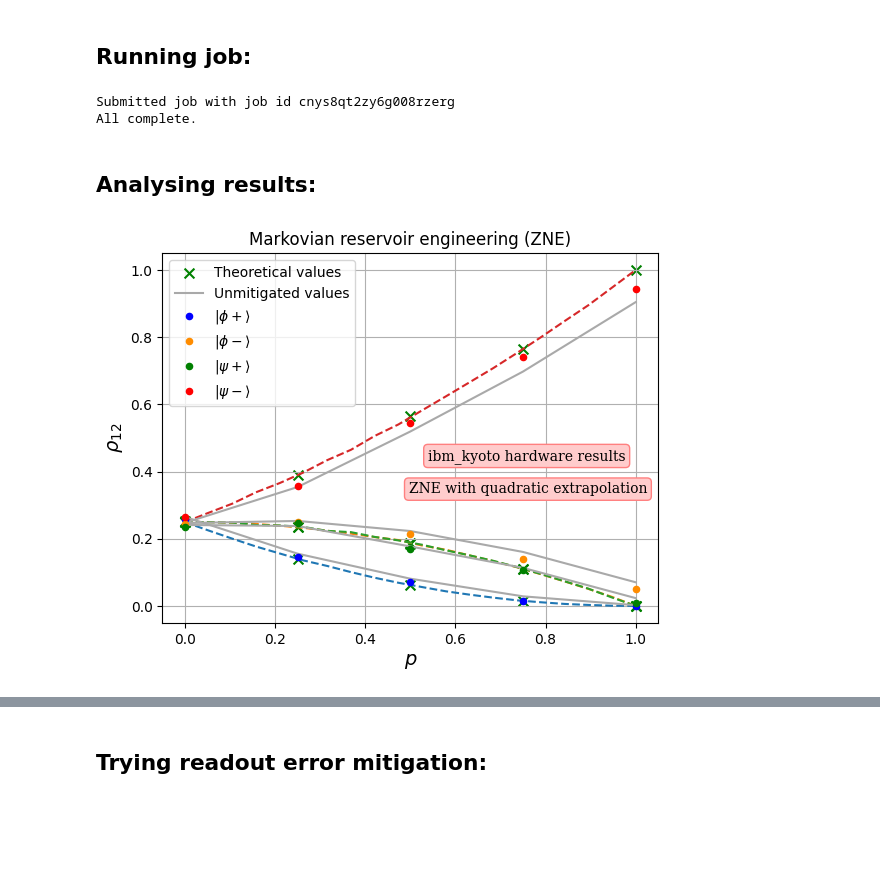
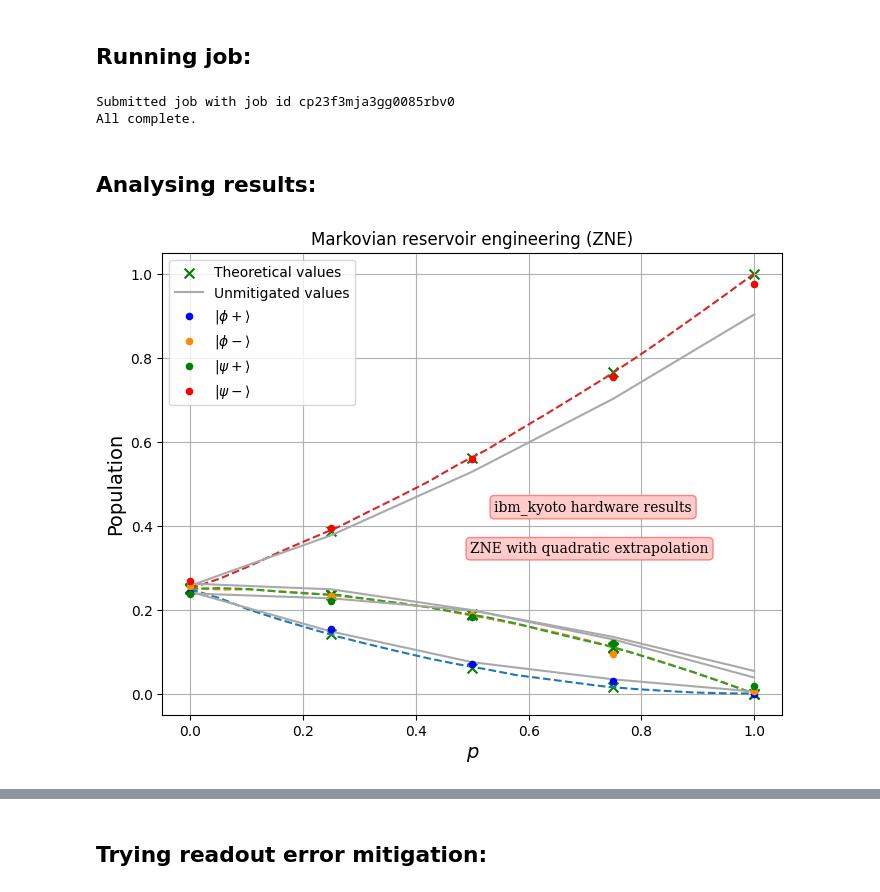
Before and after one commit to JessicaJohnBritto/QOSF_Cohort6, a Jupyter notebook: Results_from_paper/testing_victor/MRE/mre.ipynb, the cells around one changed output, grey strips where cells are left out. Cells and saved outputs as stored; diff of their text form; code cells hidden in the pictures; blank space fills up the shorter version.

Commit message:
replicating results for paper

```diff
--- a/Results_from_paper/testing_victor/MRE/mre.ipynb
+++ b/Results_from_paper/testing_victor/MRE/mre.ipynb
@@ -370,19 +370,19 @@ plt.plot(sim_probs,pops[3],linestyle='--')
 # %% [markdown]
 <h2>Running job:</h2>
 # %%
-with open('./Jobs/MRE/1.txt','x') as job_id_file:
+with open('./Jobs/MRE/2_victor_kyoto.txt','x') as job_id_file:
         job = backend.run(circ_list,shots=repcnt)   #Run job
         job_id_file.write(job.job_id()+'\n')    #Write to file
         print('Submitted job with job id '+job.job_id())
 
 print('All complete.')
 # %% [output]
-Submitted job with job id cnys8qt2zy6g008rzerg
+Submitted job with job id cp23f3mja3gg0085rbv0
 All complete.
 # %% [markdown]
 <h2>Analysing results:</h2>
 # %%
-job_id = 'cnys8qt2zy6g008rzerg'
+job_id = 'cp22xnpprheg008qj3zg'
 res = return_counts_scaled(job_id,probs.shape[0],len(scale_factors),repcnt)
 # %%
 res_mit_poly2 = get_mitigated_vals(scale_factors,res,probs.shape[0],'poly2')
@@ -396,7 +396,7 @@ font = {'family': 'serif',
         'weight': 'normal',
         'size': 10,
         }
-
+plt.figure(figsize=(8,6))
 plt.plot(sim_probs,pops[0],linestyle='--')
 plt.plot(sim_probs,pops[1],linestyle='--')
 plt.plot(sim_probs,pops[2],linestyle='--')
@@ -405,36 +405,37 @@ plt.plot(sim_probs,pops[3],linestyle='--')
 plt.scatter(probs,pops_marker[0],s=50,label='Theoretical values',marker='x',c='green',zorder=1)
 plt.scatter(probs,pops_marker[1],s=50,marker='x',c='green',zorder=1)
 plt.scatter(probs,pops_marker[2],s=50,marker='x',c='green',zorder=1)
 plt.scatter(probs,pops_marker[3],s=50,marker='x',c='green',zorder=1)
 
 plt.plot(probs,res_unmit[0,:],label='Unmitigated values',c='darkgrey',zorder=2)
 plt.plot(probs,res_unmit[1,:],c='darkgrey',zorder=2)
 plt.plot(probs,res_unmit[2,:],c='darkgrey',zorder=2)
 plt.plot(probs,res_unmit[3,:],c='darkgrey',zorder=2)
 
 plt.scatter(probs,res_plot[0,:],s=20,label=r'$\vert \phi+ \rangle$',c='blue',zorder=3)
 plt.scatter(probs,res_plot[1,:],s=20,label=r'$\vert \phi- \rangle$',c='darkorange',zorder=3)
 plt.scatter(probs,res_plot[2,:],s=20,label=r'$\vert \psi+ \rangle$',c='green',zorder=3)
 plt.scatter(probs,res_plot[3,:],s=20,label=r'$\vert \psi- \rangle$',c='red',zorder=3)
 
 plt.xlabel(r'$p$',fontsize=14)
-plt.ylabel(r'$\rho_{12}$',fontsize=14)
+#plt.ylabel(r'$\rho_{12}$',fontsize=14)
+plt.ylabel(r'Population',fontsize=14)
 plt.figtext(0.54, 0.45, 'ibm_kyoto hardware results',  bbox=dict(boxstyle="round",
                    ec=(1., 0.5, 0.5),
                    fc=(1., 0.8, 0.8),
                    ), fontdict=font)
 
 plt.figtext(0.51, 0.38, 'ZNE with quadratic extrapolation',  bbox=dict(boxstyle="round",
                    ec=(1., 0.5, 0.5),
                    fc=(1., 0.8, 0.8),
                    ), fontdict=font)
 plt.grid()
 plt.title(r'Markovian reservoir engineering (ZNE)')
 plt.legend()
-plt.savefig("mre_kyoto_results_quadratic.pdf", dpi = 400)
+#plt.savefig("mre_kyoto_results_quadratic.pdf", bbox_inches='tight', dpi = 400)
 plt.show()
 # %% [output]
-[figure, old version]
+[figure, new version]
 # %%
 kind = 3
 plt.rcParams['text.usetex'] = False
```
Also changed, not shown: parts of 3 cells of this notebook.
